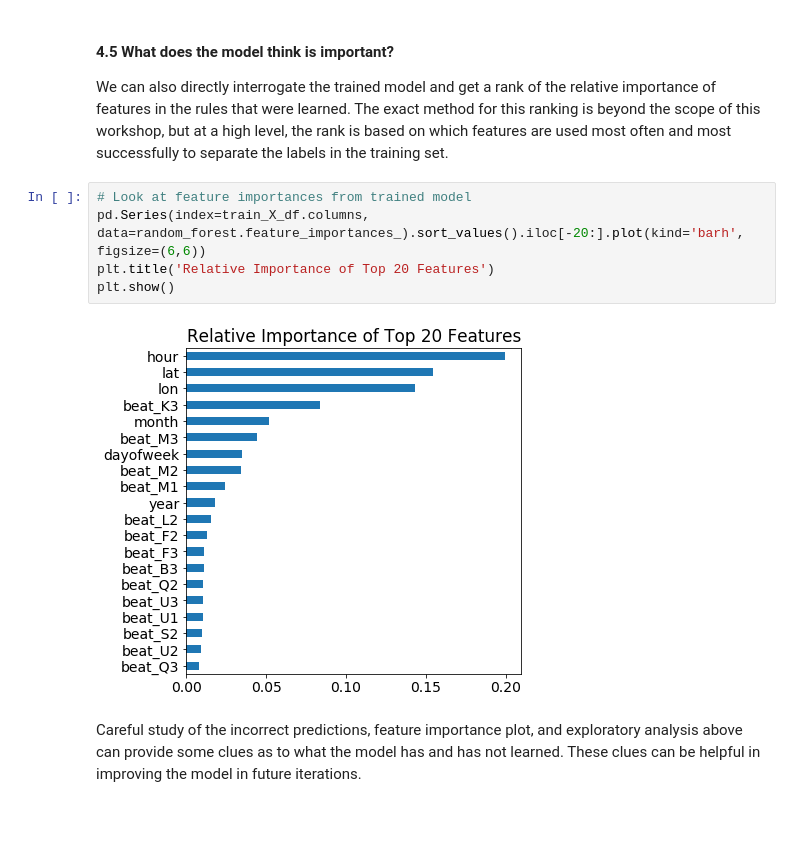
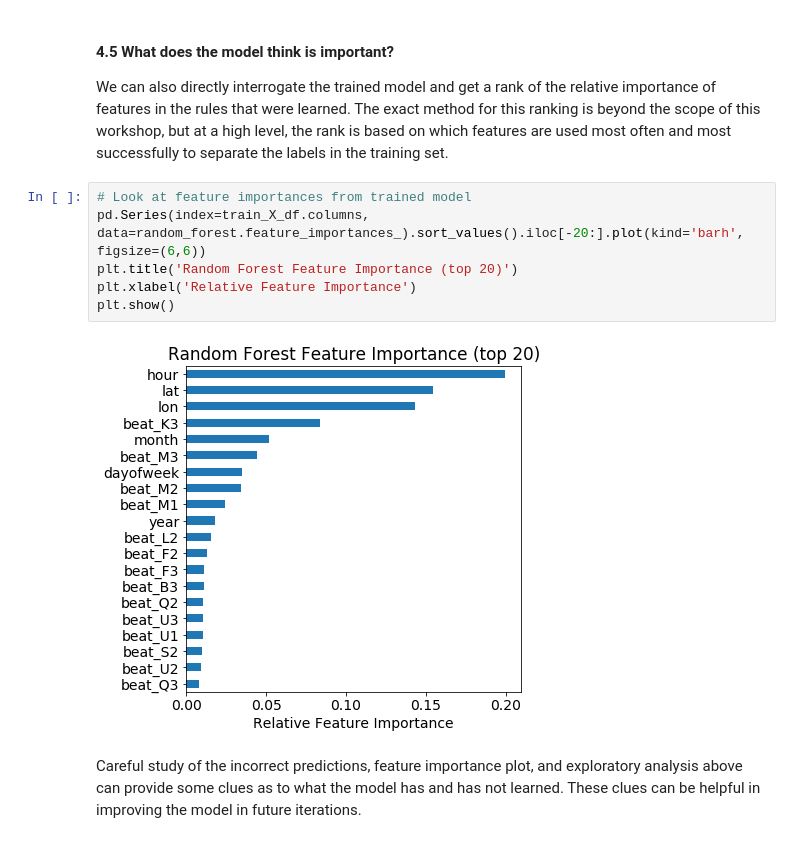
Before and after one commit to andrewdoss/building_a_predictive_model, a Jupyter notebook: building_a_predictive_model_complete.ipynb, the cells around one changed output. Cells and saved outputs as stored; diff of their text form.

```diff
--- a/building_a_predictive_model_complete.ipynb
+++ b/building_a_predictive_model_complete.ipynb
@@ -534,10 +540,11 @@ We can also directly interrogate the trained model and get a rank of the relativ
 # %%
 # Look at feature importances from trained model
 pd.Series(index=train_X_df.columns, data=random_forest.feature_importances_).sort_values().iloc[-20:].plot(kind='barh', figsize=(6,6))
-plt.title('Relative Importance of Top 20 Features')
+plt.title('Random Forest Feature Importance (top 20)')
+plt.xlabel('Relative Feature Importance')
 plt.show()
 # %% [output]
-[figure, old version]
+[figure, new version]
 # %% [markdown]
 Careful study of the incorrect predictions, feature importance plot, and exploratory analysis above can provide some clues as to what the model has and has not learned. These clues can be helpful in improving the model in future iterations.
 # %% [markdown]
```
Also changed, not shown: parts of 20 cells of this notebook, 1 other file.
